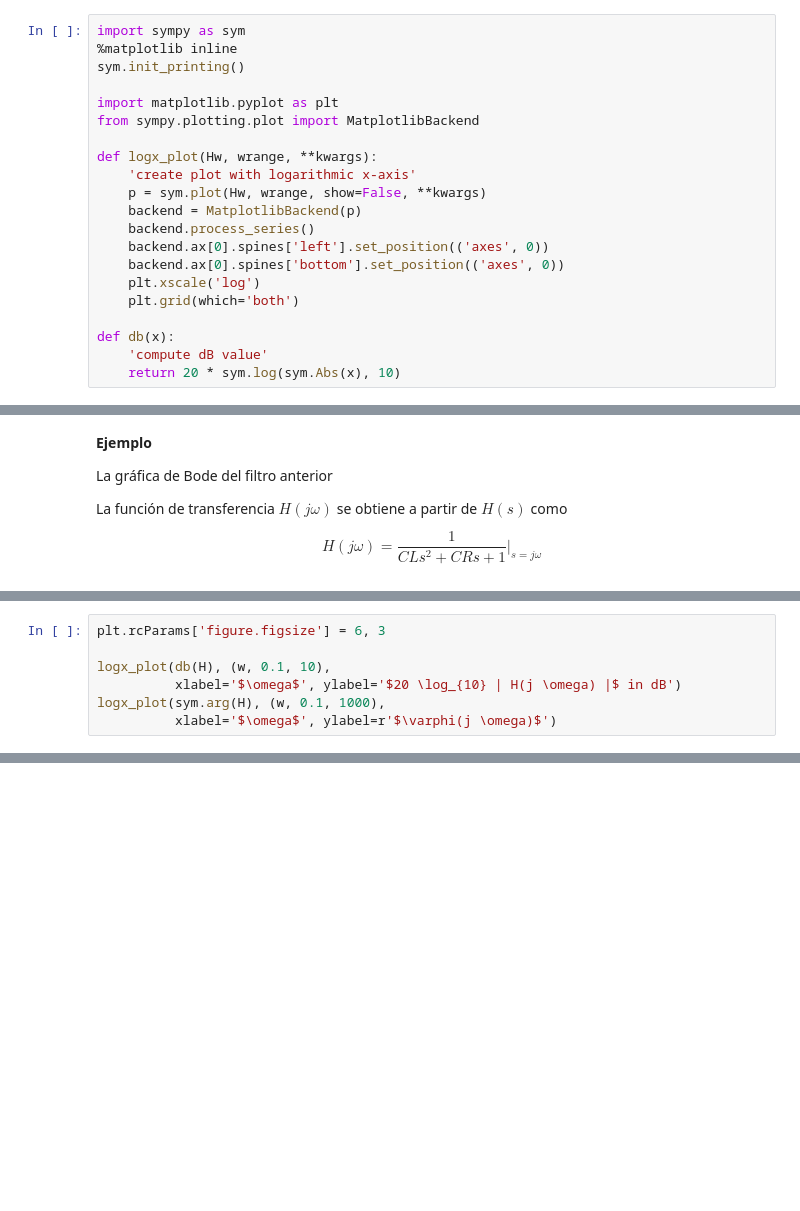
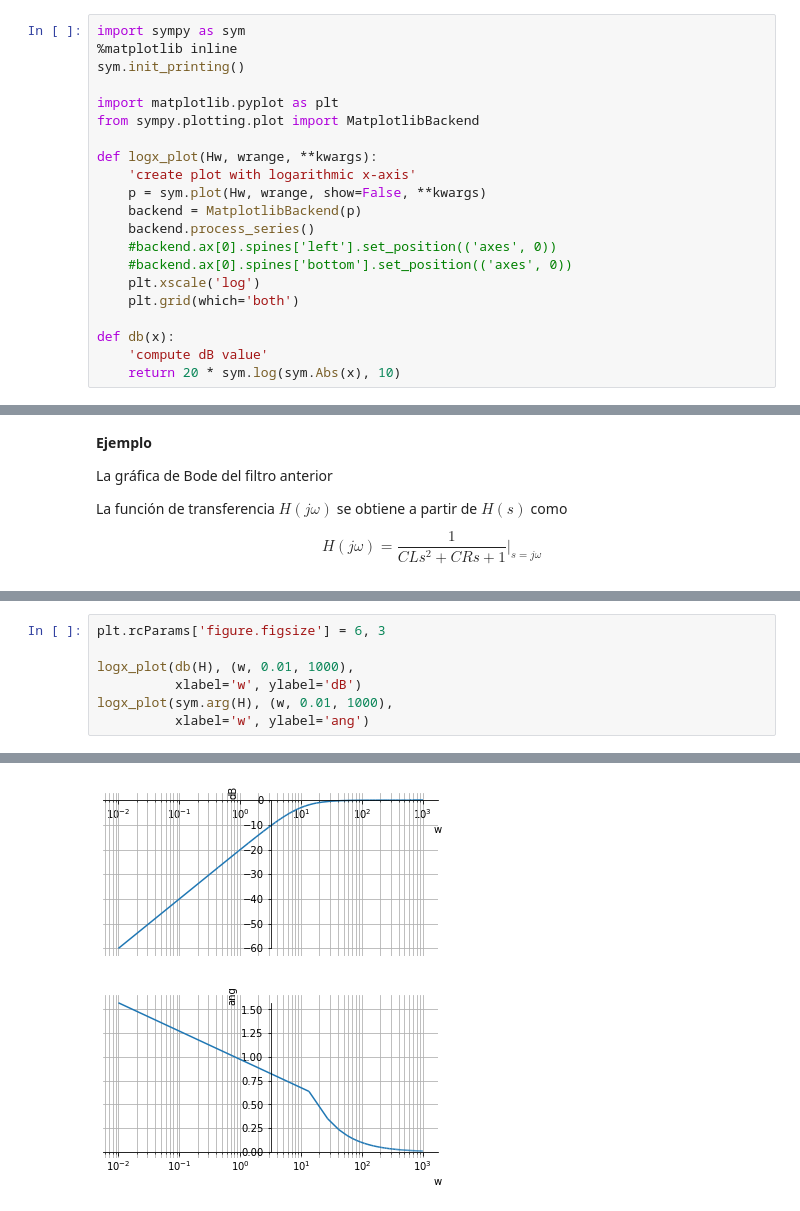
Before and after one commit to pierrediazp/Se-ales_y_Sistemas, a Jupyter notebook: 07_Modelos_en_Frecuencia.ipynb, the cells around one changed output, grey strips where cells are left out. Saved outputs shown, nothing was run; the diff lists cells and outputs as text; blank space fills up the shorter version.

```diff
--- a/07_Modelos_en_Frecuencia.ipynb
+++ b/07_Modelos_en_Frecuencia.ipynb
@@ -11,8 +11,8 @@ def logx_plot(Hw, wrange, **kwargs):
     p = sym.plot(Hw, wrange, show=False, **kwargs)
     backend = MatplotlibBackend(p)
     backend.process_series()
-    backend.ax[0].spines['left'].set_position(('axes', 0))
-    backend.ax[0].spines['bottom'].set_position(('axes', 0))
+    #backend.ax[0].spines['left'].set_position(('axes', 0))
+    #backend.ax[0].spines['bottom'].set_position(('axes', 0))
     plt.xscale('log')
     plt.grid(which='both')
 
@@ -246,8 +257,8 @@ H
 # %%
 plt.rcParams['figure.figsize'] = 6, 3
 
-logx_plot(db(H), (w, 0.1, 10),
-          xlabel='$\omega$', ylabel='$20 \log_{10} | H(j \omega) |$ in dB')
-logx_plot(sym.arg(H), (w, 0.1, 1000),
-          xlabel='$\omega$', ylabel=r'$\varphi(j \omega)$')
+logx_plot(db(H), (w, 0.01, 1000),
+          xlabel='w', ylabel='dB')
+logx_plot(sym.arg(H), (w, 0.01, 1000),
+          xlabel='w', ylabel='ang')
 # %% [output]
@@ -255,0 +265,2 @@ logx_plot(sym.arg(H), (w, 0.1, 1000),
+[figure, added]
+[figure, added]
```
Also changed, not shown: parts of 8 cells of this notebook, 7 other files.
